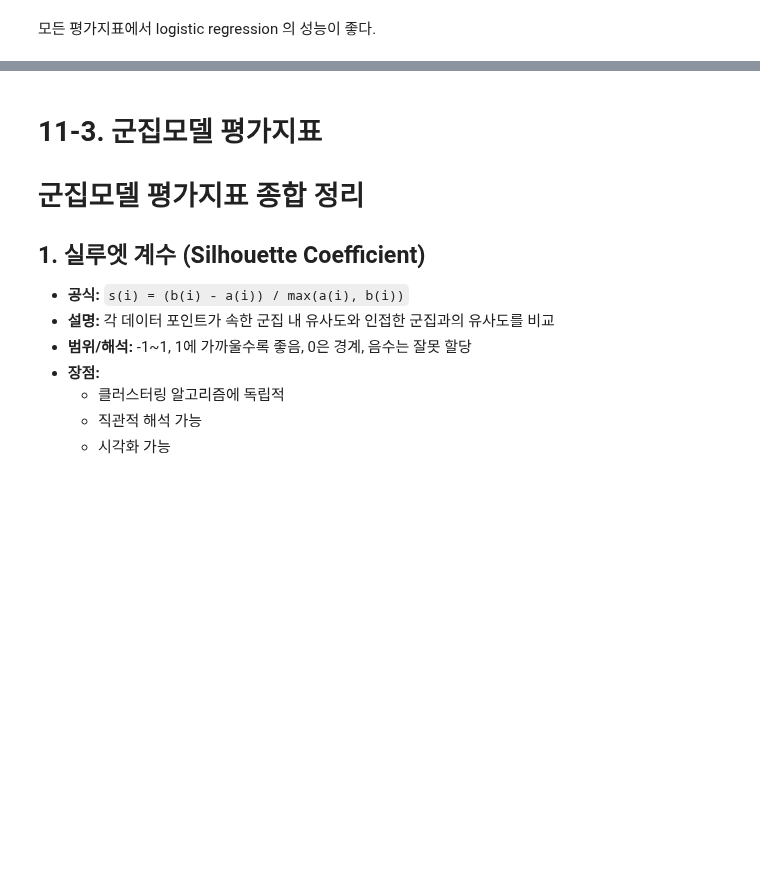
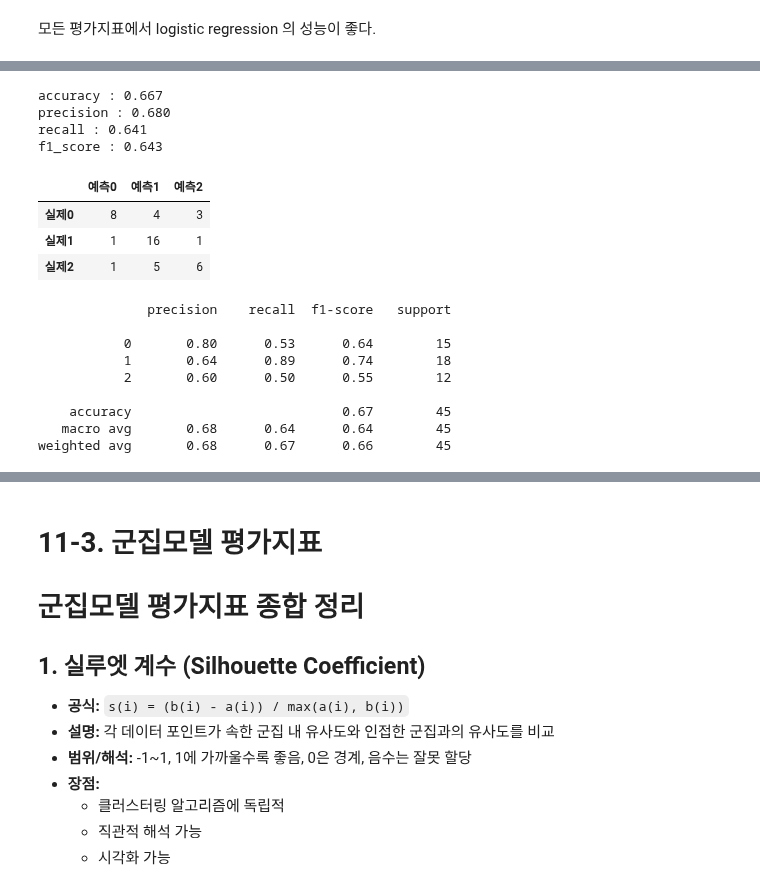
Before and after one commit to qiwerr1004/ADP_go, a Jupyter notebook: final/book/Chap11. 모델 평가지표와 거리지표.ipynb, the cells around one changed output, grey strips where cells are left out. Cells and saved outputs as stored; diff of their text form; code cells hidden in the pictures; blank space fills up the shorter version.

```diff
--- a/final/book/Chap11. 모델 평가지표와 거리지표.ipynb
+++ b/final/book/Chap11. 모델 평가지표와 거리지표.ipynb
@@ -554,0 +641,47 @@ plt.show()
+# %%
+# multi-class 분류모델 평가
+from sklearn.svm import SVC
+from sklearn.model_selection import train_test_split
+from sklearn.datasets import load_wine
+
+x = load_wine()['data'][:, :5] #5개 feature만
+y = load_wine()['target']
+train_X, test_X, train_Y, test_Y = train_test_split(x, y, random_state=42)
+
+#모델적합
+svm = SVC(C=1, kernel='rbf', gamma='auto', probability=True).fit(train_X, train_Y) #proba 출력
+
+pred = svm.predict(test_X)
+proba = svm.predict_proba(test_X)
+
+m_list = ['accuracy', 'precision', 'recall', 'f1_score']
+f_list = [accuracy_score, precision_score, recall_score, f1_score]
+
+for name, fc in zip(m_list, f_list):
+    if name != 'accuracy':
+        score = fc(test_Y, pred, average='macro') #클래스 균형
+    else:
+        score = fc(test_Y, pred)
+    print(f"{name} : {score:.3f}")
+
+cm = pd.DataFrame(confusion_matrix(test_Y, pred), index=['실제0', '실제1', '실제2'], columns=['예측0', '예측1', '예측2'])
+display(cm)
+print(classification_report(test_Y, pred))
+# %% [output]
+accuracy : 0.667
+precision : 0.680
+recall : 0.641
+f1_score : 0.643
+|  | 예측0 | 예측1 | 예측2 |
+| 실제0 | 8 | 4 | 3 |
+| 실제1 | 1 | 16 | 1 |
+| 실제2 | 1 | 5 | 6 |
+              precision    recall  f1-score   support
+
+           0       0.80      0.53      0.64        15
+           1       0.64      0.89      0.74        18
+           2       0.60      0.50      0.55        12
+
+    accuracy                           0.67        45
+   macro avg       0.68      0.64      0.64        45
+weighted avg       0.68      0.67      0.66        45
```
Also changed, not shown: parts of 8 cells of this notebook.
